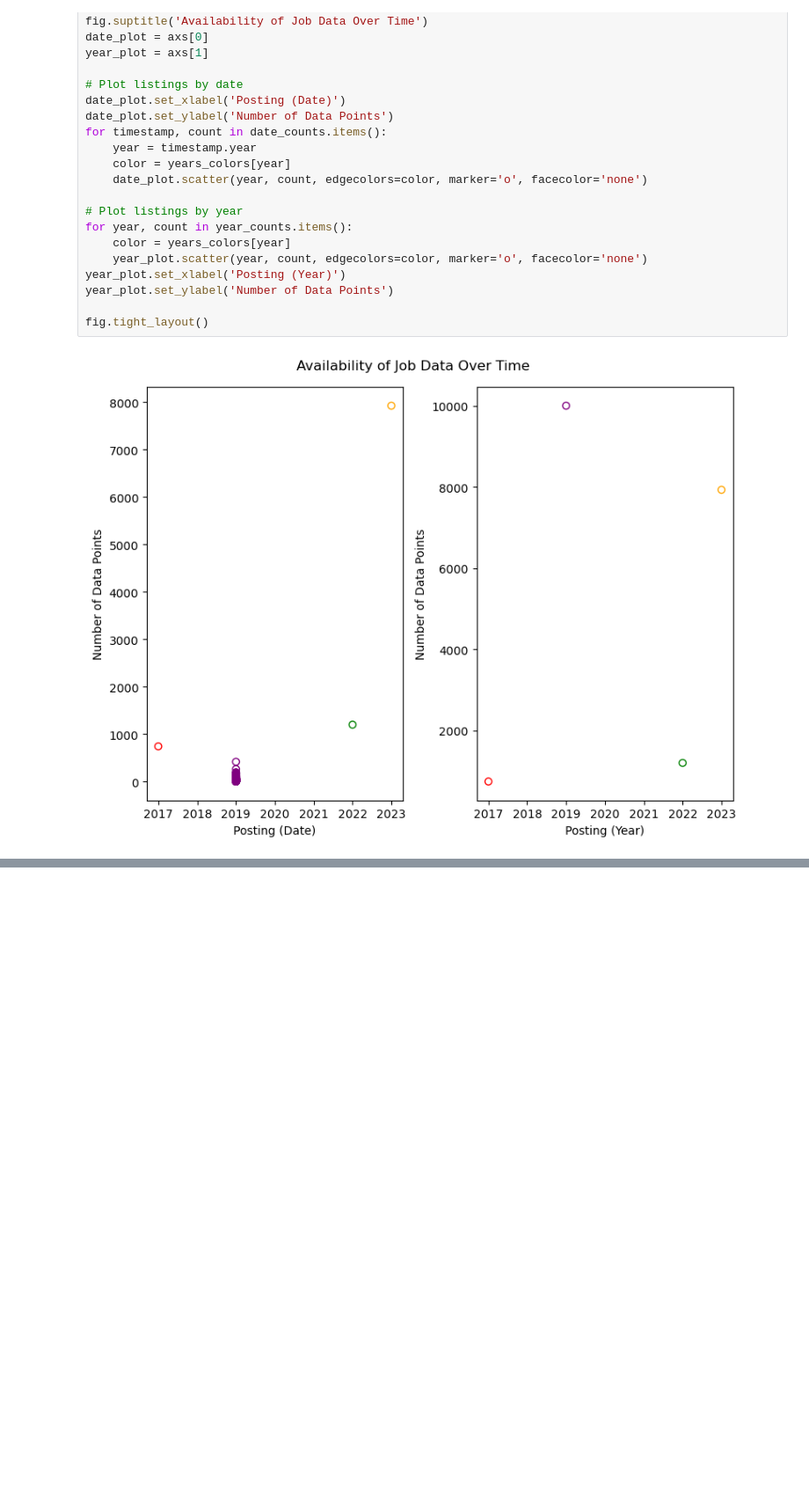
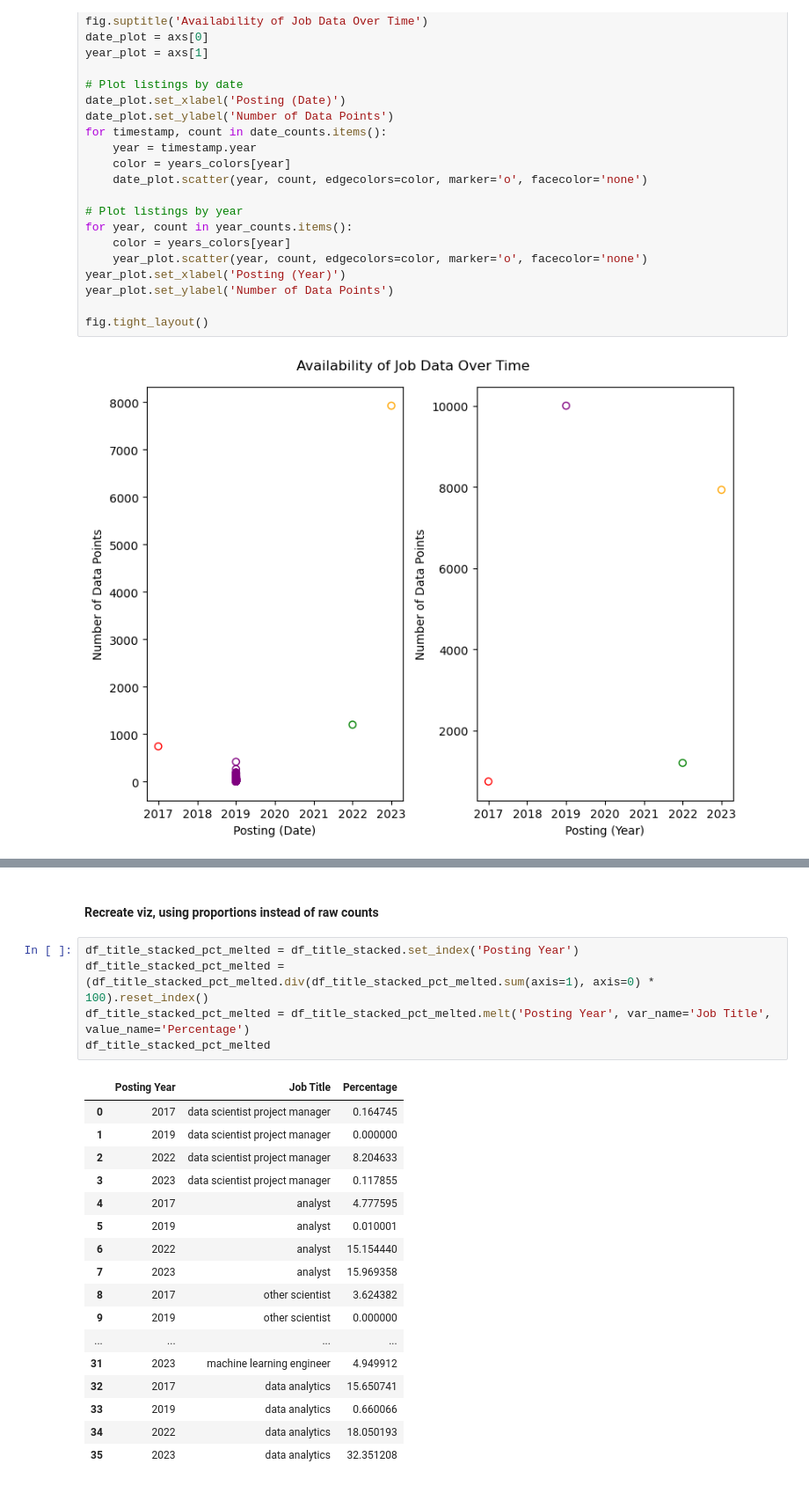
Before and after one commit to devinsuy/DataScience-Jobs-Viz, a Jupyter notebook: notebooks/python/Data Science Jobs Data/EDA_Time_Series.ipynb, the cells around one changed output, grey strips where cells are left out. Shown at 88% size. Cells and saved outputs as stored; diff of their text form; blank space fills up the shorter version.

```diff
--- a/notebooks/python/Data Science Jobs Data/EDA_Time_Series.ipynb
+++ b/notebooks/python/Data Science Jobs Data/EDA_Time_Series.ipynb
@@ -162,0 +321,25 @@ df_2023.shape
+# %% [markdown]
+#### Recreate viz, using proportions instead of raw counts
+# %%
+df_title_stacked_pct_melted = df_title_stacked.set_index('Posting Year')
+df_title_stacked_pct_melted = (df_title_stacked_pct_melted.div(df_title_stacked_pct_melted.sum(axis=1), axis=0) * 100).reset_index()
+df_title_stacked_pct_melted = df_title_stacked_pct_melted.melt('Posting Year', var_name='Job Title', value_name='Percentage')
+df_title_stacked_pct_melted
+# %% [output]
+|  | Posting Year | Job Title | Percentage |
+| 0 | 2017 | data scientist project manager | 0.164745 |
+| 1 | 2019 | data scientist project manager | 0.000000 |
+| 2 | 2022 | data scientist project manager | 8.204633 |
+| 3 | 2023 | data scientist project manager | 0.117855 |
+| 4 | 2017 | analyst | 4.777595 |
+| 5 | 2019 | analyst | 0.010001 |
+| 6 | 2022 | analyst | 15.154440 |
+| 7 | 2023 | analyst | 15.969358 |
+| 8 | 2017 | other scientist | 3.624382 |
+| 9 | 2019 | other scientist | 0.000000 |
+| ... | ... | ... | ... |
+| 31 | 2023 | machine learning engineer | 4.949912 |
+| 32 | 2017 | data analytics | 15.650741 |
+| 33 | 2019 | data analytics | 0.660066 |
+| 34 | 2022 | data analytics | 18.050193 |
+| 35 | 2023 | data analytics | 32.351208 |
```
Also changed, not shown: parts of 25 cells of this notebook, 1 other file.
